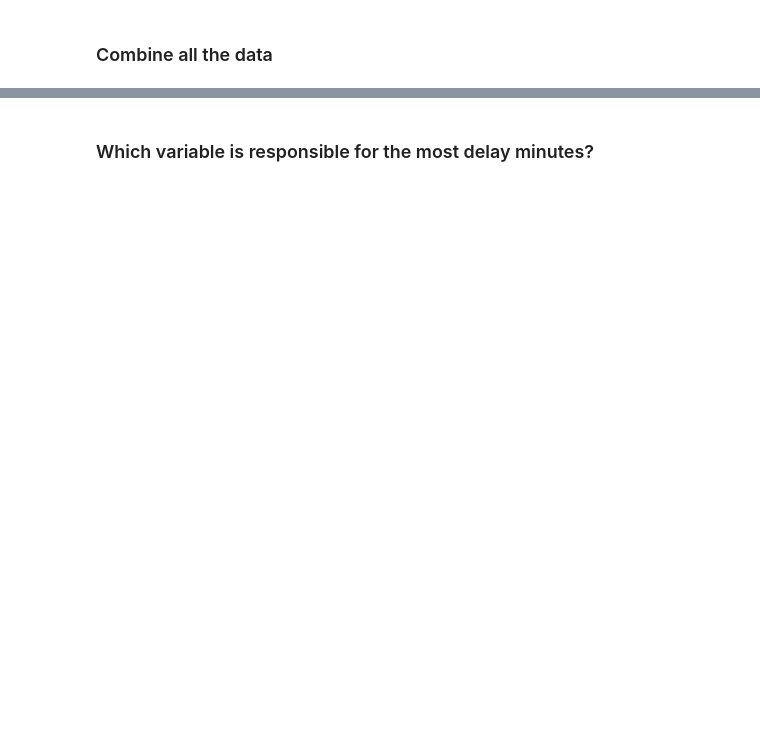
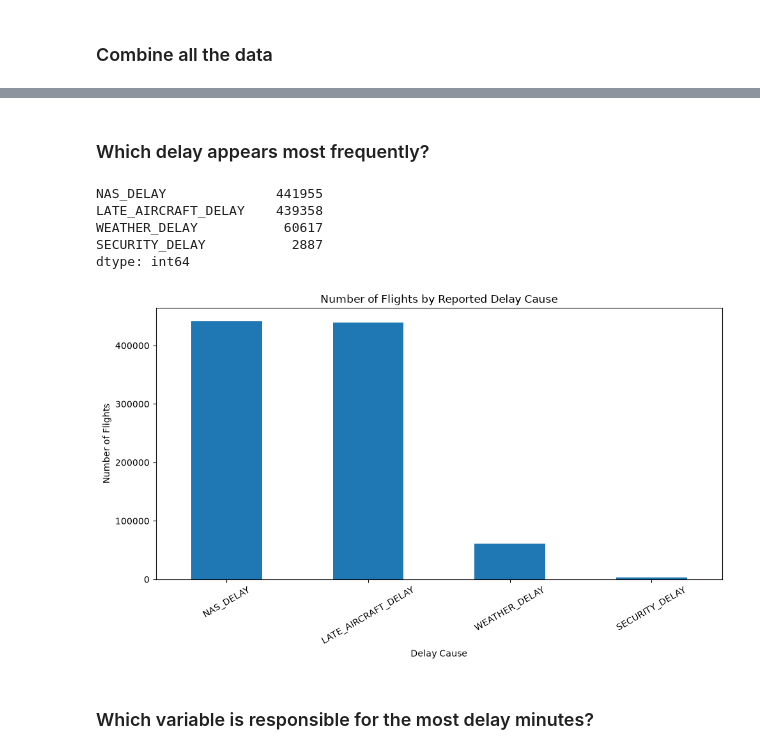
Before and after one commit to PrathikNR97/DTSC-2302-Final-Project-, a Jupyter notebook: Group Project Code.ipynb, the cells around one changed output, grey strips where cells are left out. Cells and saved outputs as stored; diff of their text form; code cells hidden in the pictures; blank space fills up the shorter version.

Commit message:
Edited Data Updates
Delay causes and frequencies

```diff
--- a/Group Project Code.ipynb
+++ b/Group Project Code.ipynb
@@ -1090,3 +837,36 @@ Name: proportion, dtype: float64
+# %% [markdown]
+### Which delay appears most frequently?
+# %%
+
+# Count flights with positive minutes in each delay category
+cause_counts = (
+    delayed_flights[delay_columns]
+    .gt(0)
+    .sum()
+    .sort_values(ascending=False)
+)
+
+# Display results
+display(cause_counts)
+
+# Create chart
+plt.figure(figsize=(10, 6))
+
+cause_counts.plot(kind="bar")
+
+plt.title("Number of Flights by Reported Delay Cause")
+plt.xlabel("Delay Cause")
+plt.ylabel("Number of Flights")
+plt.xticks(rotation=30)
+plt.tight_layout()
+plt.show()
+# %% [output]
+NAS_DELAY              441955
+LATE_AIRCRAFT_DELAY    439358
+WEATHER_DELAY           60617
+SECURITY_DELAY           2887
+dtype: int64
+[figure, added]
 # %% [markdown]
 ### Which variable is responsible for the most delay minutes?
 # %%
```
Also changed, not shown: parts of 10 cells of this notebook.
